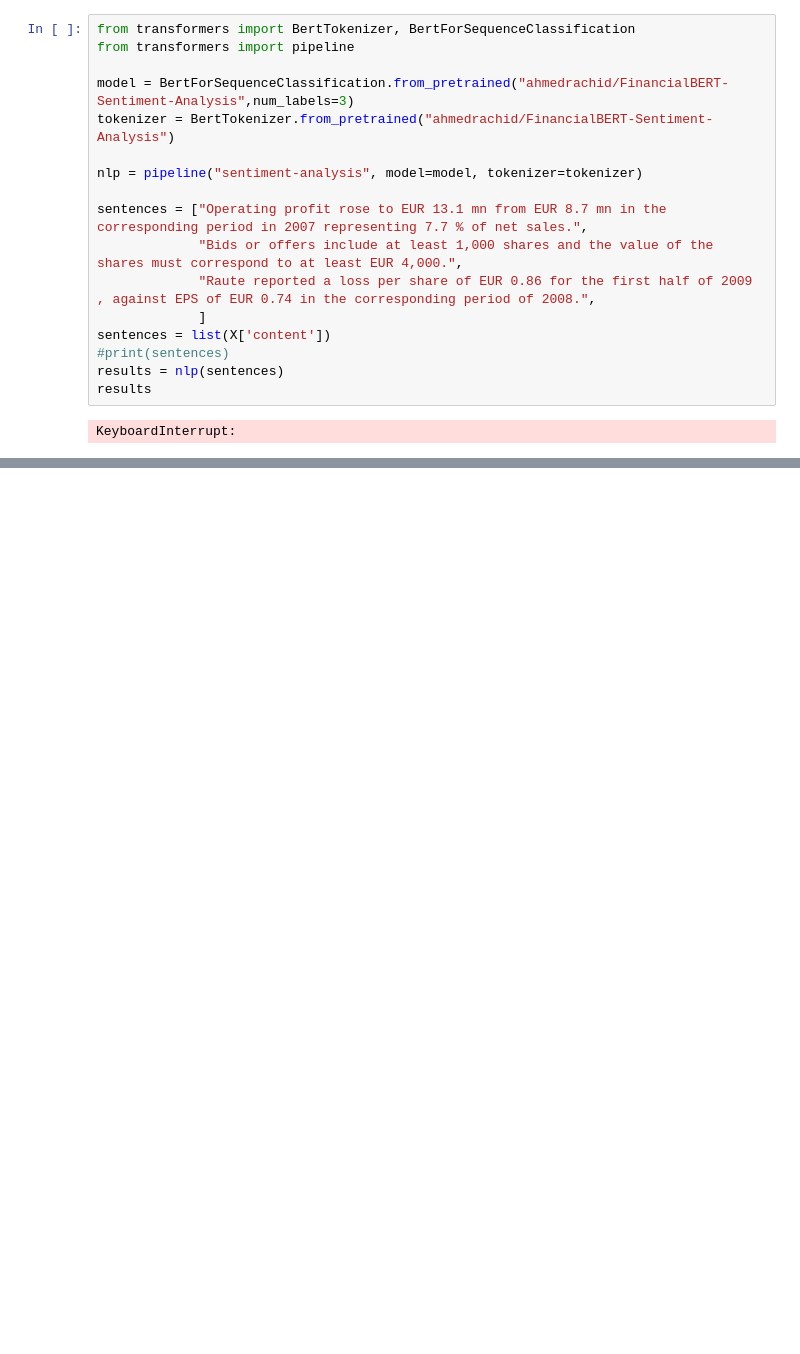
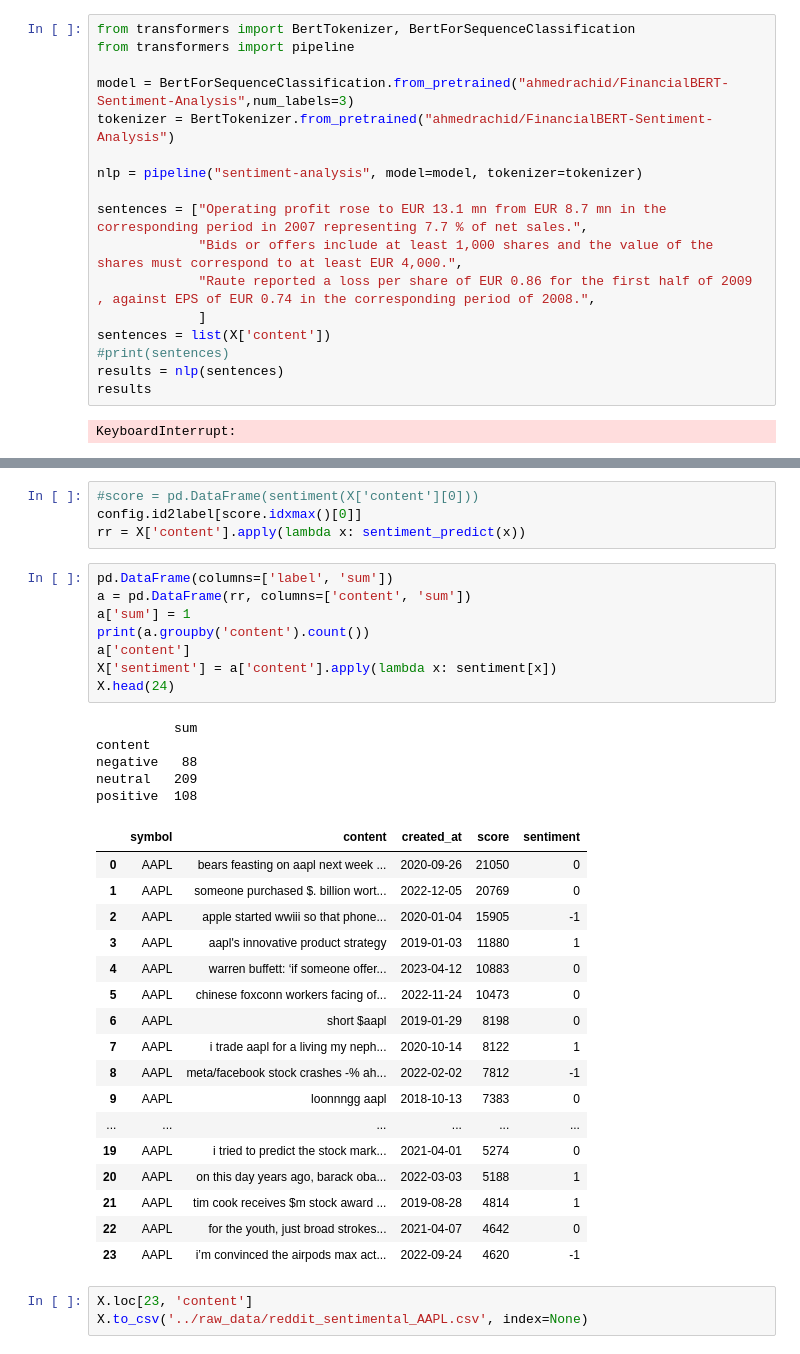
Before and after one commit to Fetyukovitch/SMA, a Jupyter notebook: notebooks/social_media_analysis.ipynb, the cells around one changed output, grey strips where cells are left out. Cells and saved outputs as stored; diff of their text form; blank space fills up the shorter version.

Commit message:
Add more subreddit to get more information. Csv file with sentimental analysis finished.

```diff
--- a/notebooks/social_media_analysis.ipynb
+++ b/notebooks/social_media_analysis.ipynb
@@ -166,0 +234,38 @@ X.to_csv('../raw_data/reddit_sentimental_AAPL.csv')
+# %%
+#score = pd.DataFrame(sentiment(X['content'][0]))
+config.id2label[score.idxmax()[0]]
+rr = X['content'].apply(lambda x: sentiment_predict(x))
+# %%
+pd.DataFrame(columns=['label', 'sum'])
+a = pd.DataFrame(rr, columns=['content', 'sum'])
+a['sum'] = 1
+print(a.groupby('content').count())
+a['content']
+X['sentiment'] = a['content'].apply(lambda x: sentiment[x])
+X.head(24)
+# %% [output]
+          sum
+content
+negative   88
+neutral   209
+positive  108
+|  | symbol | content | created_at | score | sentiment |
+| 0 | AAPL | bears feasting on aapl next week ... | 2020-09-26 | 21050 | 0 |
+| 1 | AAPL | someone purchased $. billion wort... | 2022-12-05 | 20769 | 0 |
+| 2 | AAPL | apple started wwiii so that phone... | 2020-01-04 | 15905 | -1 |
+| 3 | AAPL | aapl's innovative product strategy | 2019-01-03 | 11880 | 1 |
+| 4 | AAPL | warren buffett: ‘if someone offer... | 2023-04-12 | 10883 | 0 |
+| 5 | AAPL | chinese foxconn workers facing of... | 2022-11-24 | 10473 | 0 |
+| 6 | AAPL | short $aapl | 2019-01-29 | 8198 | 0 |
+| 7 | AAPL | i trade aapl for a living my neph... | 2020-10-14 | 8122 | 1 |
+| 8 | AAPL | meta/facebook stock crashes -% ah... | 2022-02-02 | 7812 | -1 |
+| 9 | AAPL | loonnngg aapl | 2018-10-13 | 7383 | 0 |
+| ... | ... | ... | ... | ... | ... |
+| 19 | AAPL | i tried to predict the stock mark... | 2021-04-01 | 5274 | 0 |
+| 20 | AAPL | on this day years ago, barack oba... | 2022-03-03 | 5188 | 1 |
+| 21 | AAPL | tim cook receives $m stock award ... | 2019-08-28 | 4814 | 1 |
+| 22 | AAPL | for the youth, just broad strokes... | 2021-04-07 | 4642 | 0 |
+| 23 | AAPL | i’m convinced the airpods max act... | 2022-09-24 | 4620 | -1 |
+# %%
+X.loc[23, 'content']
+X.to_csv('../raw_data/reddit_sentimental_AAPL.csv', index=None)
```
Also changed, not shown: parts of 6 cells of this notebook, 1 other file.
